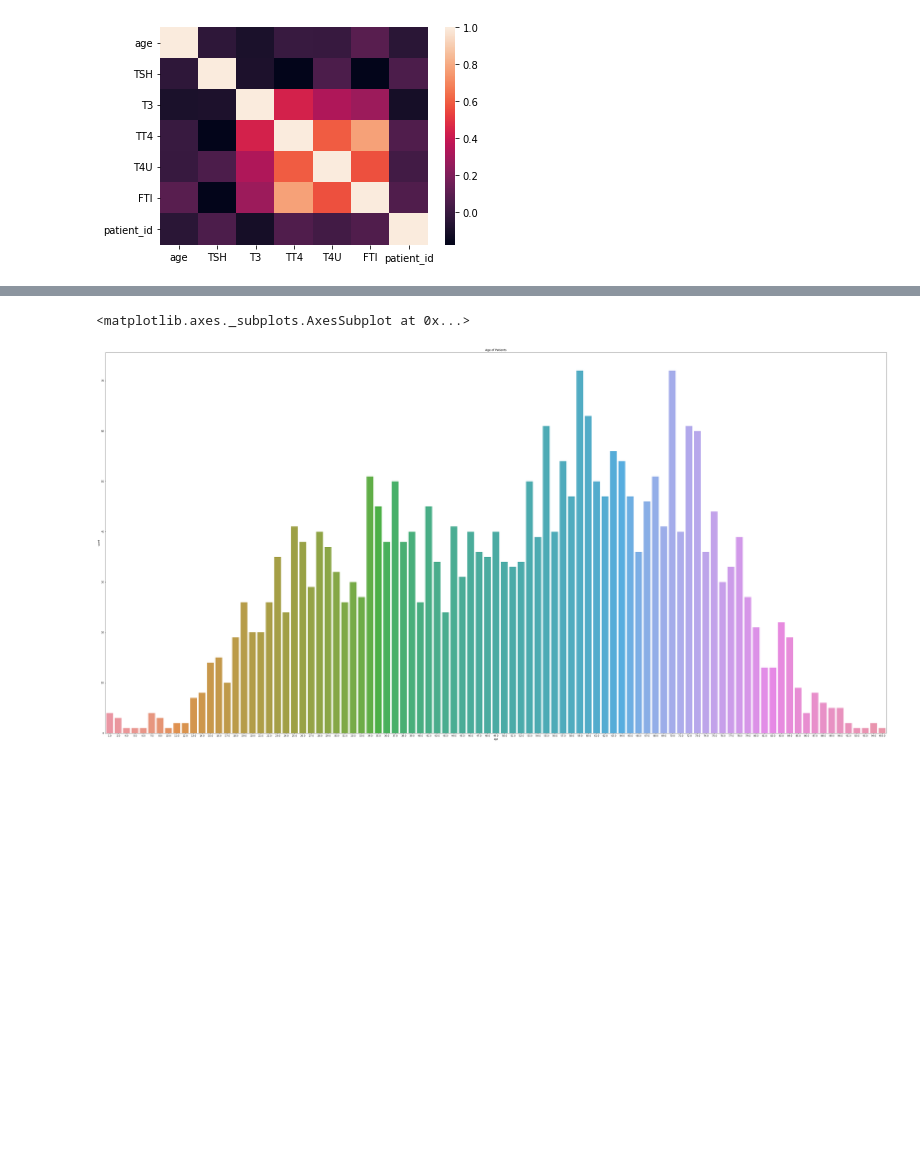
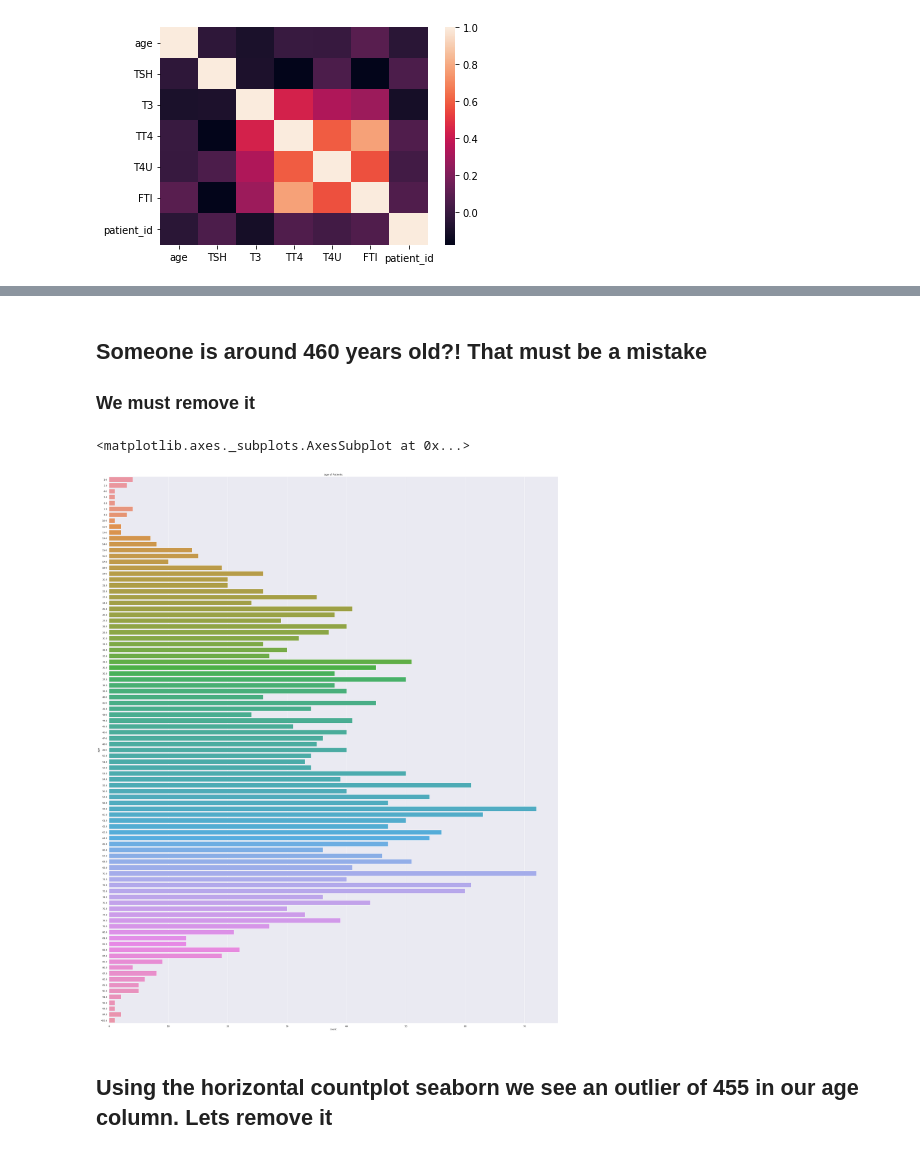
Before and after one commit to Naif-Ganadily/Thyroid_Disease_Classification, a Jupyter notebook: Thyroid_Disease_Classification.ipynb, the cells around one changed output, grey strips where cells are left out. Drawn from its saved outputs; the diff is of its cells as text; code cells hidden in the pictures; blank space fills up the shorter version.

```diff
--- a/Thyroid_Disease_Classification.ipynb
+++ b/Thyroid_Disease_Classification.ipynb
@@ -399,8 +404,13 @@ sns.heatmap(df2.corr())
+# %% [markdown]
+## Someone is around 460 years old?! That must be a mistake
+### We must remove it
 # %%
-plt.figure(figsize=(60, 30))
+plt.figure(figsize=(40, 50))
 plt.title("Age of Patients")
 plt.xlabel("Age")
-sns.countplot(x='age',data=df2)
+sns.countplot(y='age',data=df2)
 # %% [output]
 <matplotlib.axes._subplots.AxesSubplot at 0x...>
-[figure, old version]
+[figure, new version]
+# %% [markdown]
+## Using the horizontal countplot seaborn we see an outlier of 455 in our age column. Lets remove it
```
Also changed, not shown: parts of 5 cells of this notebook.
